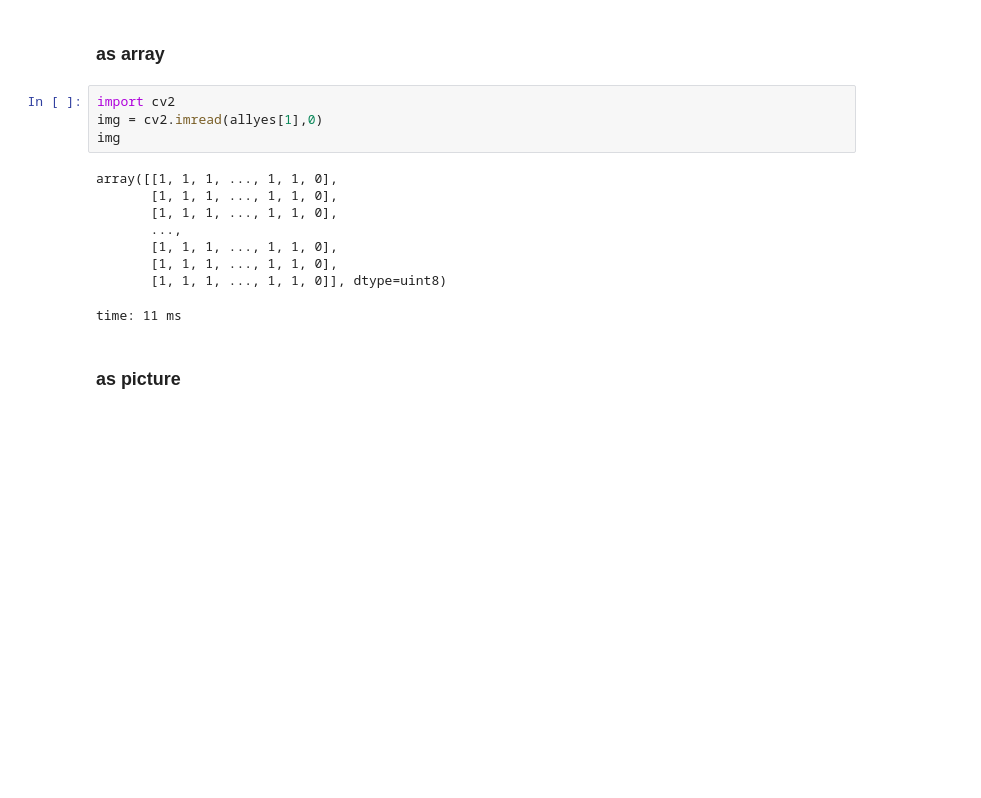
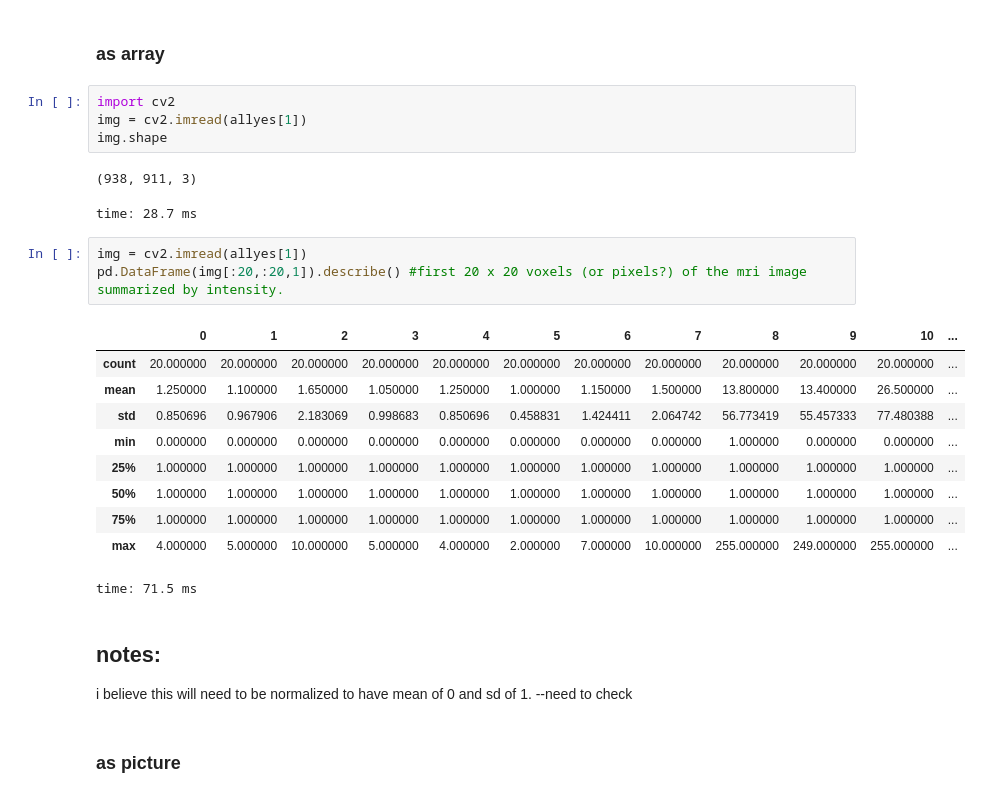
Before and after one commit to geickelb/dl_mri_project, a Jupyter notebook: notebooks/01-exploration.ipynb, the cells around one changed output. Cells and saved outputs as stored; diff of their text form; blank space fills up the shorter version.

Commit message:
Update 01-exploration.ipynb
added some notes on normalization and exploration into pixel intensity values

```diff
--- a/notebooks/01-exploration.ipynb
+++ b/notebooks/01-exploration.ipynb
@@ -62,17 +62,28 @@ time: 3.69 ms
 ### as array
 # %%
 import cv2
-img = cv2.imread(allyes[1],0)
-img
+img = cv2.imread(allyes[1])
+img.shape
 # %% [output]
-array([[1, 1, 1, ..., 1, 1, 0],
-       [1, 1, 1, ..., 1, 1, 0],
-       [1, 1, 1, ..., 1, 1, 0],
-       ...,
-       [1, 1, 1, ..., 1, 1, 0],
-       [1, 1, 1, ..., 1, 1, 0],
-       [1, 1, 1, ..., 1, 1, 0]], dtype=uint8)
+(938, 911, 3)
-time: 11 ms
+time: 28.7 ms
+# %%
+img = cv2.imread(allyes[1])
+pd.DataFrame(img[:20,:20,1]).describe() #first 20 x 20 voxels (or pixels?) of the mri image summarized by intensity.
+# %% [output]
+|  | 0 | 1 | 2 | 3 | 4 | 5 | 6 | 7 | 8 | 9 | 10 | ... |
+| count | 20.000000 | 20.000000 | 20.000000 | 20.000000 | 20.000000 | 20.000000 | 20.000000 | 20.000000 | 20.000000 | 20.000000 | 20.000000 | ... |
+| mean | 1.250000 | 1.100000 | 1.650000 | 1.050000 | 1.250000 | 1.000000 | 1.150000 | 1.500000 | 13.800000 | 13.400000 | 26.500000 | ... |
+| std | 0.850696 | 0.967906 | 2.183069 | 0.998683 | 0.850696 | 0.458831 | 1.424411 | 2.064742 | 56.773419 | 55.457333 | 77.480388 | ... |
+| min | 0.000000 | 0.000000 | 0.000000 | 0.000000 | 0.000000 | 0.000000 | 0.000000 | 0.000000 | 1.000000 | 0.000000 | 0.000000 | ... |
+| 25% | 1.000000 | 1.000000 | 1.000000 | 1.000000 | 1.000000 | 1.000000 | 1.000000 | 1.000000 | 1.000000 | 1.000000 | 1.000000 | ... |
+| 50% | 1.000000 | 1.000000 | 1.000000 | 1.000000 | 1.000000 | 1.000000 | 1.000000 | 1.000000 | 1.000000 | 1.000000 | 1.000000 | ... |
+| 75% | 1.000000 | 1.000000 | 1.000000 | 1.000000 | 1.000000 | 1.000000 | 1.000000 | 1.000000 | 1.000000 | 1.000000 | 1.000000 | ... |
+| max | 4.000000 | 5.000000 | 10.000000 | 5.000000 | 4.000000 | 2.000000 | 7.000000 | 10.000000 | 255.000000 | 249.000000 | 255.000000 | ... |
+time: 71.5 ms
+# %% [markdown]
+## notes:
+i believe this will need to be normalized to have mean of 0 and sd of 1. --need to check
 # %% [markdown]
 ### as picture
 # %%
```
Also changed, not shown: parts of 3 cells of this notebook.
